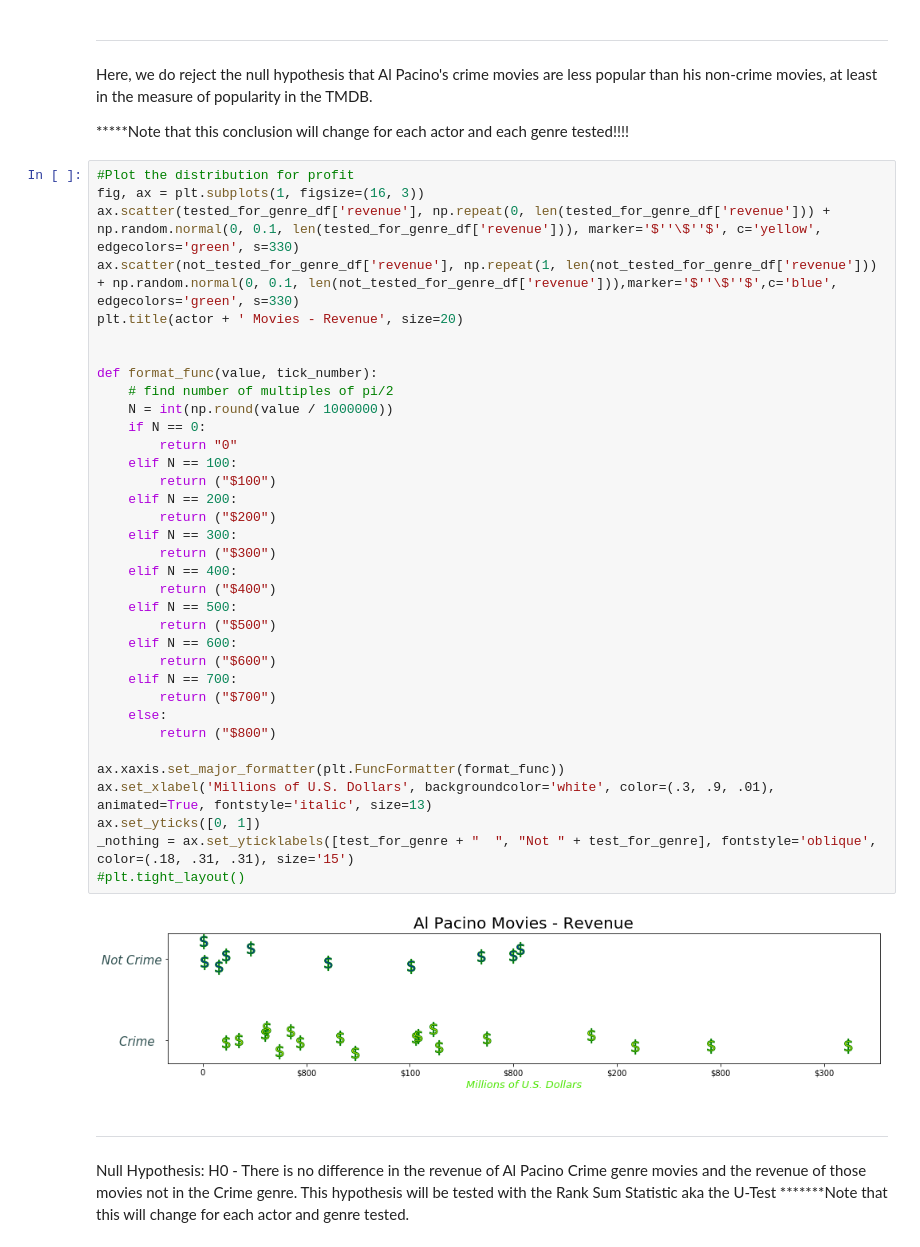
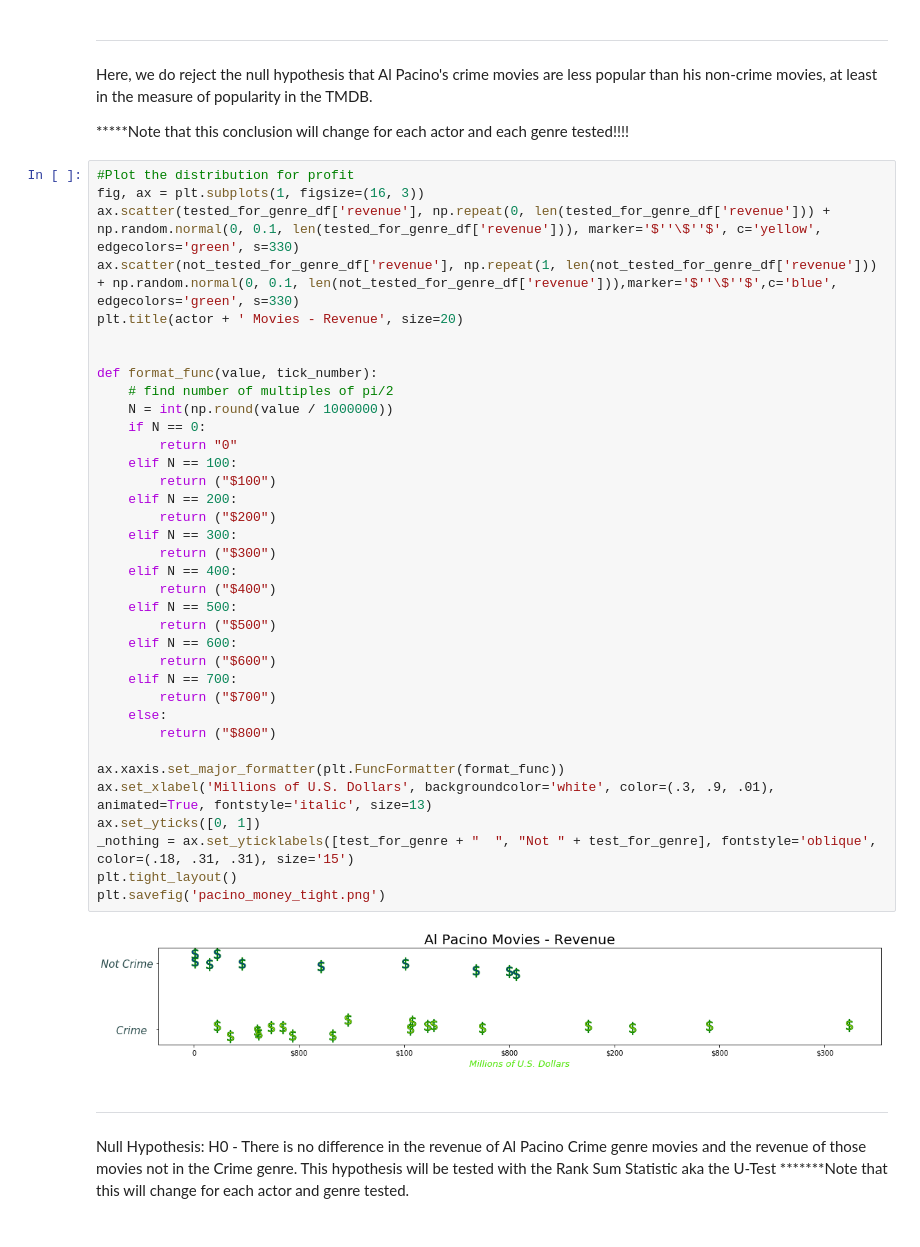
Before and after one commit to faltisco/Choose_Genre, a Jupyter notebook: Al Pacino.ipynb, the cells around one changed output. Cells and saved outputs as stored; diff of their text form.

Commit message:
graphs and other updates/analyses

```diff
--- a/Al Pacino.ipynb
+++ b/Al Pacino.ipynb
@@ -477,35 +476,36 @@ ax.scatter(not_tested_for_genre_df['revenue'], np.repeat(1, len(not_tested_for_g
 plt.title(actor + ' Movies - Revenue', size=20)
 
 
 def format_func(value, tick_number):
     # find number of multiples of pi/2
     N = int(np.round(value / 1000000))
     if N == 0:
         return "0"
     elif N == 100:
         return ("$100")
     elif N == 200:
         return ("$200")
     elif N == 300:
         return ("$300")
     elif N == 400:
         return ("$400")
     elif N == 500:
         return ("$500")
     elif N == 600:
         return ("$600")
     elif N == 700:
         return ("$700")
     else:
         return ("$800")
 
 ax.xaxis.set_major_formatter(plt.FuncFormatter(format_func))
 ax.set_xlabel('Millions of U.S. Dollars', backgroundcolor='white', color=(.3, .9, .01), animated=True, fontstyle='italic', size=13)
 ax.set_yticks([0, 1])
 _nothing = ax.set_yticklabels([test_for_genre + "  ", "Not " + test_for_genre], fontstyle='oblique', color=(.18, .31, .31), size='15')
-#plt.tight_layout()
+plt.tight_layout()
+plt.savefig('pacino_money_tight.png')
 # %% [output]
-[figure, old version]
+[figure, new version]
 # %% [markdown]
 ******
 Null Hypothesis: H0 - There is no difference in the revenue of Al Pacino Crime genre movies and the revenue of those movies not in the Crime genre.
```
Also changed, not shown: parts of 15 cells of this notebook, 6 other files.
